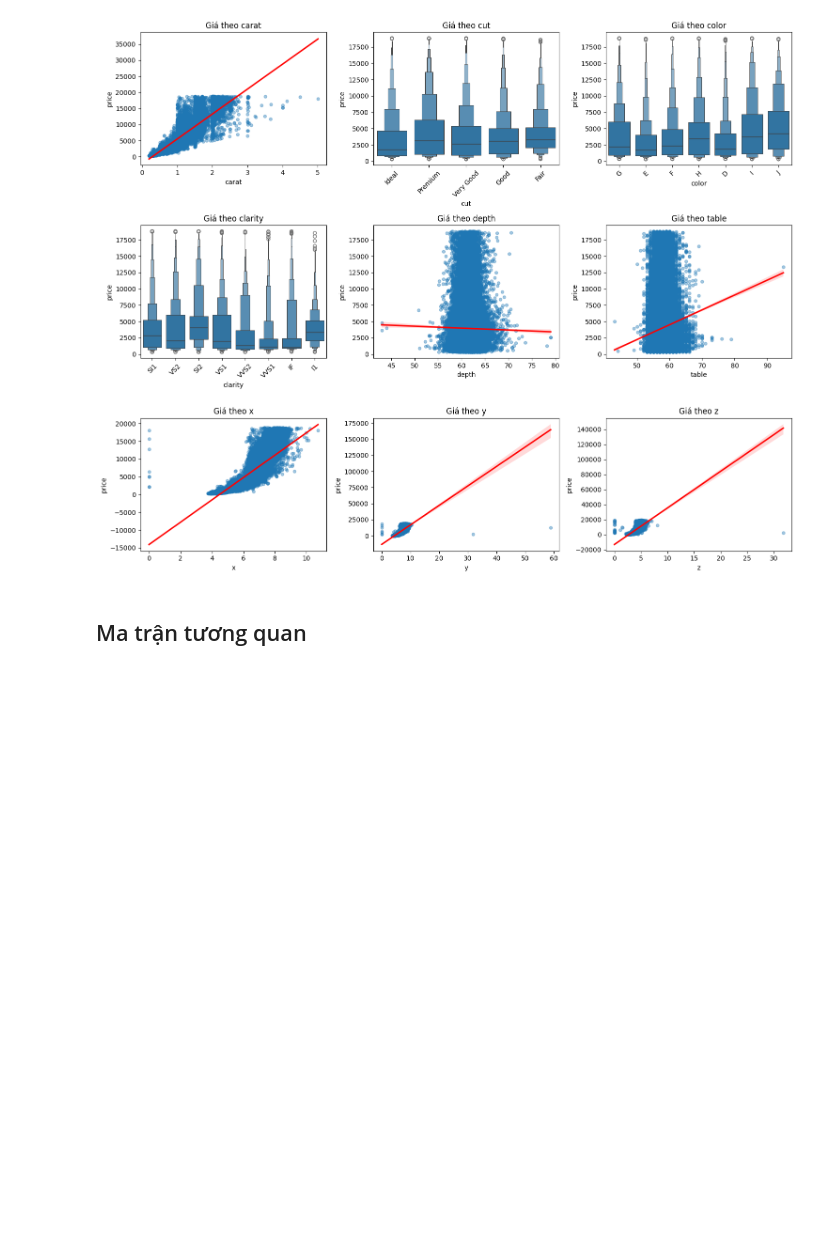
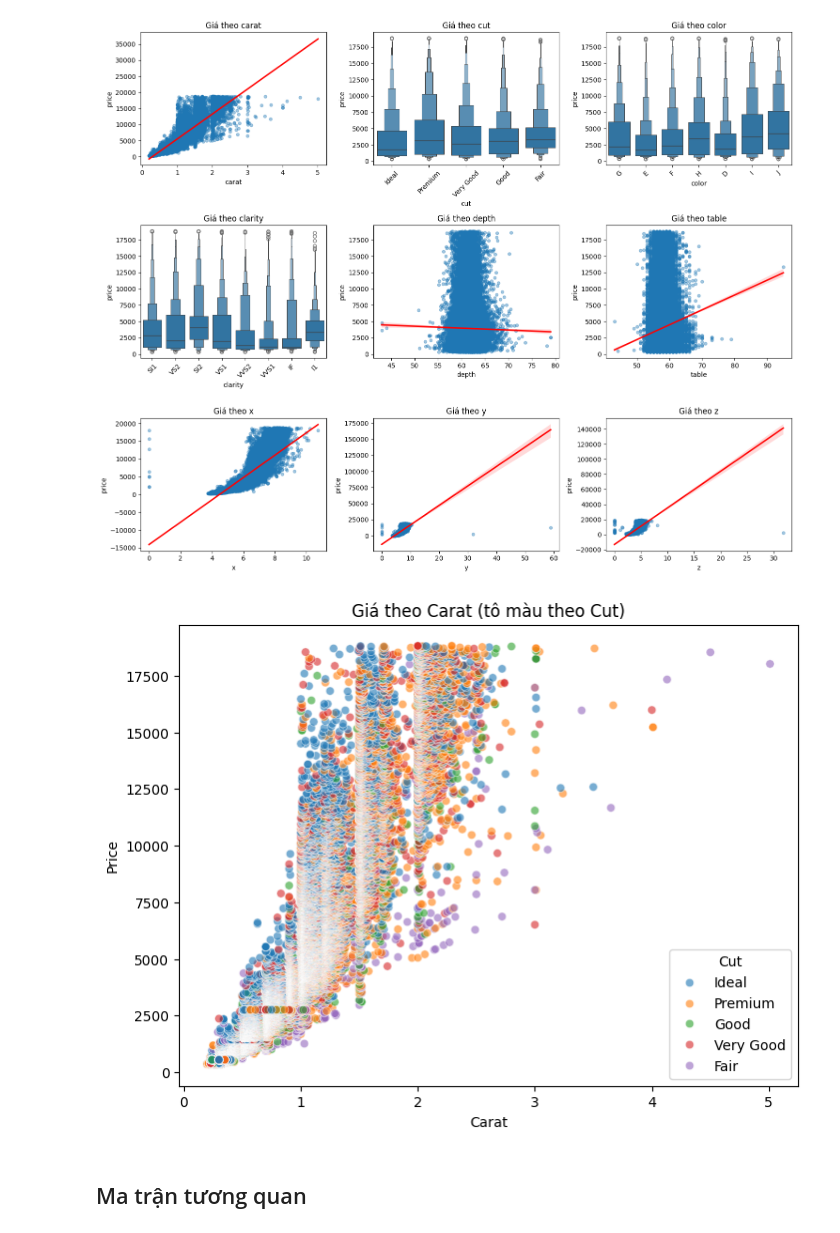
Before and after one commit to lad94220/ML-Lab1, a Jupyter notebook: notebooks/01_data_exploration.ipynb, the cells around one changed output. Saved outputs shown, nothing was run; the diff lists cells and outputs as text; code cells hidden in the pictures; blank space fills up the shorter version.

```diff
--- a/notebooks/01_data_exploration.ipynb
+++ b/notebooks/01_data_exploration.ipynb
@@ -130,6 +130,23 @@ plt.tight_layout()
 plt.show()
 # %% [output]
 [figure]
+# %%
+plt.figure(figsize=(8, 6))
+sns.scatterplot(
+    data=data,
+    x='carat',
+    y='price',
+    hue='cut',
+    alpha=0.6
+)
+
+plt.title('Giá theo Carat (tô màu theo Cut)')
+plt.xlabel('Carat')
+plt.ylabel('Price')
+plt.legend(title='Cut')
+plt.show()
+# %% [output]
+[figure, added]
 # %% [markdown]
 ## Ma trận tương quan
 # %%
```
Also changed, not shown: parts of 2 cells of this notebook, 2 other files.
